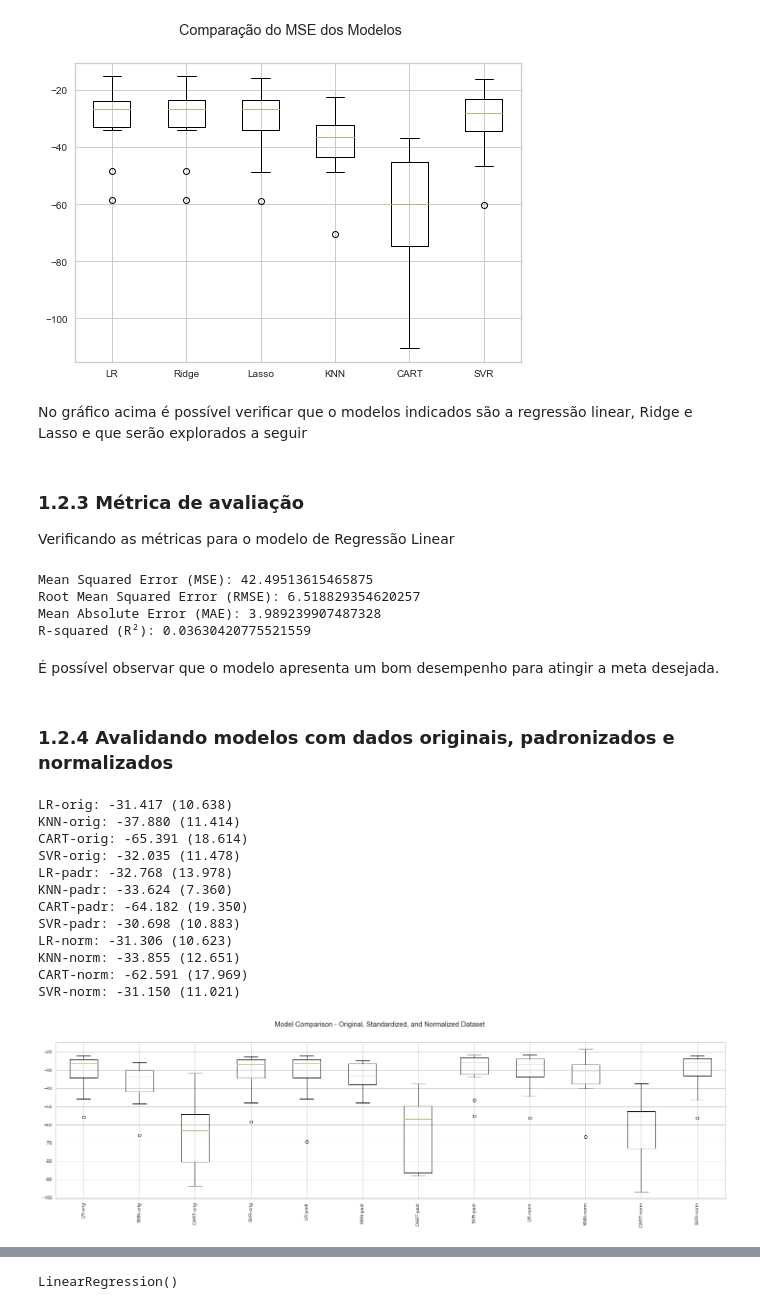
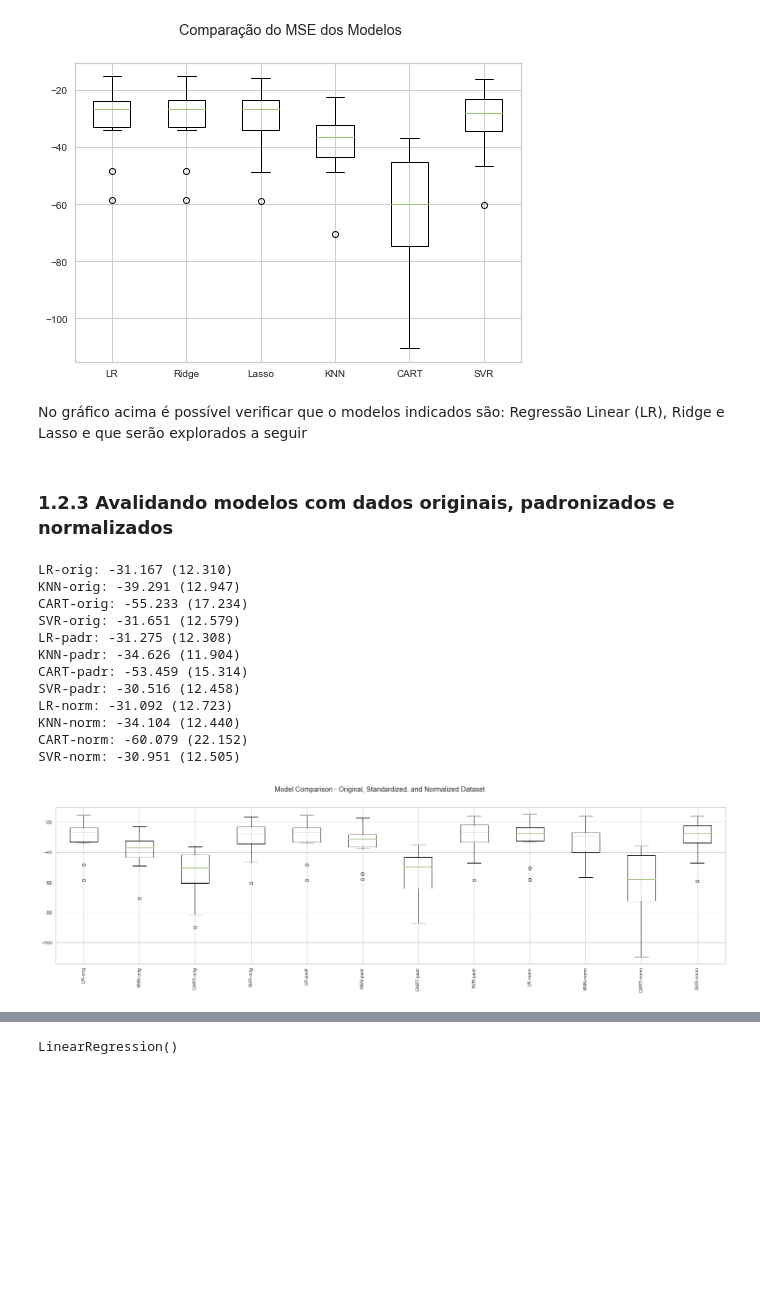
Before and after one commit to tal-rsg/3-MVP, a Jupyter notebook: mvp_machineLearning.ipynb, the cells around one changed output, grey strips where cells are left out. Cells and saved outputs as stored; diff of their text form; code cells hidden in the pictures; blank space fills up the shorter version.

```diff
--- a/mvp_machineLearning.ipynb
+++ b/mvp_machineLearning.ipynb
@@ -258,40 +260,9 @@ CART: MSE -62.78 (21.78) - RMSE 7.92
 SVR: MSE -31.65 (12.58) - RMSE 5.63
 [figure]
 # %% [markdown]
-No gráfico acima é possível verificar que o modelos indicados são a regressão linear, Ridge e Lasso e que serão explorados a seguir
+No gráfico acima é possível verificar que o modelos indicados são: Regressão Linear (LR), Ridge e Lasso e que serão explorados a seguir
-# %% [markdown]
-### 1.2.3 Métrica de avaliação
-Verificando as métricas  para o modelo de Regressão Linear
-# %%
-# Assuming X_train, X_test, y_train, y_test are your training and test sets
-X_train, X_test, y_train, y_test = train_test_split(lr_X, lr_y, test_size=0.2, random_state=42)
-
-# Train the model
-model = LinearRegression()
-model.fit(X_train, y_train)
-
-# Predict on the test set
-y_pred = model.predict(X_test)
-
-# Evaluate the model
-mse = mean_squared_error(y_test, y_pred)
-rmse = mean_squared_error(y_test, y_pred, squared=False)  # squared=False to get RMSE directly
-mae = mean_absolute_error(y_test, y_pred)
-r2 = r2_score(y_test, y_pred)
-
-print("Mean Squared Error (MSE):", mse)
-print("Root Mean Squared Error (RMSE):", rmse)
-print("Mean Absolute Error (MAE):", mae)
-print("R-squared (R²):", r2)
-# %% [output]
-Mean Squared Error (MSE): 42.49513615465875
-Root Mean Squared Error (RMSE): 6.518829354620257
-Mean Absolute Error (MAE): 3.989239907487328
-R-squared (R²): 0.03630420775521559
-# %% [markdown]
-É possível observar que o modelo apresenta um bom desempenho para atingir a meta desejada.
 # %% [markdown]
-### 1.2.4 Avalidando modelos com dados originais, padronizados e normalizados
+### 1.2.3 Avalidando modelos com dados originais, padronizados e normalizados
 # %%
 # Defining a global seed for this block
 np.random.seed(7)
@@ -333,44 +304,44 @@ pipelines.append(('LR-padr', Pipeline([standard_scaler, reg_log])))
 pipelines.append(('KNN-padr', Pipeline([standard_scaler, knn])))
 pipelines.append(('CART-padr', Pipeline([standard_scaler, cart])))
 pipelines.append(('SVR-padr', Pipeline([standard_scaler, svr])))
 #pipelines.append(('RF-padr', Pipeline([standard_scaler, random_forest])))
 
 # Normalized dataset
 pipelines.append(('LR-norm', Pipeline([min_max_scaler, reg_log])))
 pipelines.append(('KNN-norm', Pipeline([min_max_scaler, knn])))
 pipelines.append(('CART-norm', Pipeline([min_max_scaler, cart])))
 pipelines.append(('SVR-norm', Pipeline([min_max_scaler, svr])))
 #pipelines.append(('RF-norm', Pipeline([min_max_scaler, random_forest])))
 
 # Executing the pipelines
 kfold = KFold(n_splits=10, random_state=7, shuffle=True)
 scoring = 'neg_mean_squared_error'
 
 for name, model in pipelines:
-    cv_results = cross_val_score(model, X_train, y_train, cv=kfold, scoring=scoring)
+    cv_results = cross_val_score(model, lrX_train, lry_train, cv=kfold, scoring=scoring)
     results.append(cv_results)
     names.append(name)
     msg = "%s: %.3f (%.3f)" % (name, cv_results.mean(), cv_results.std()) # formatting to 3 decimal places
     print(msg)
 
 # Boxplot comparing the models
 fig = plt.figure(figsize=(25,6))
 fig.suptitle('Model Comparison - Original, Standardized, and Normalized Dataset')
 ax = fig.add_subplot(111)
 plt.boxplot(results)
 ax.set_xticklabels(names, rotation=90)
 plt.show()
 # %% [output]
-LR-orig: -31.417 (10.638)
-KNN-orig: -37.880 (11.414)
-CART-orig: -65.391 (18.614)
-SVR-orig: -32.035 (11.478)
-LR-padr: -32.768 (13.978)
-KNN-padr: -33.624 (7.360)
-CART-padr: -64.182 (19.350)
-SVR-padr: -30.698 (10.883)
-LR-norm: -31.306 (10.623)
-KNN-norm: -33.855 (12.651)
-CART-norm: -62.591 (17.969)
-SVR-norm: -31.150 (11.021)
+LR-orig: -31.167 (12.310)
+KNN-orig: -39.291 (12.947)
+CART-orig: -55.233 (17.234)
+SVR-orig: -31.651 (12.579)
+LR-padr: -31.275 (12.308)
+KNN-padr: -34.626 (11.904)
+CART-padr: -53.459 (15.314)
+SVR-padr: -30.516 (12.458)
+LR-norm: -31.092 (12.723)
+KNN-norm: -34.104 (12.440)
+CART-norm: -60.079 (22.152)
+SVR-norm: -30.951 (12.505)
-[figure, old version]
+[figure, new version]
```
Also changed, not shown: parts of 60 cells of this notebook.
